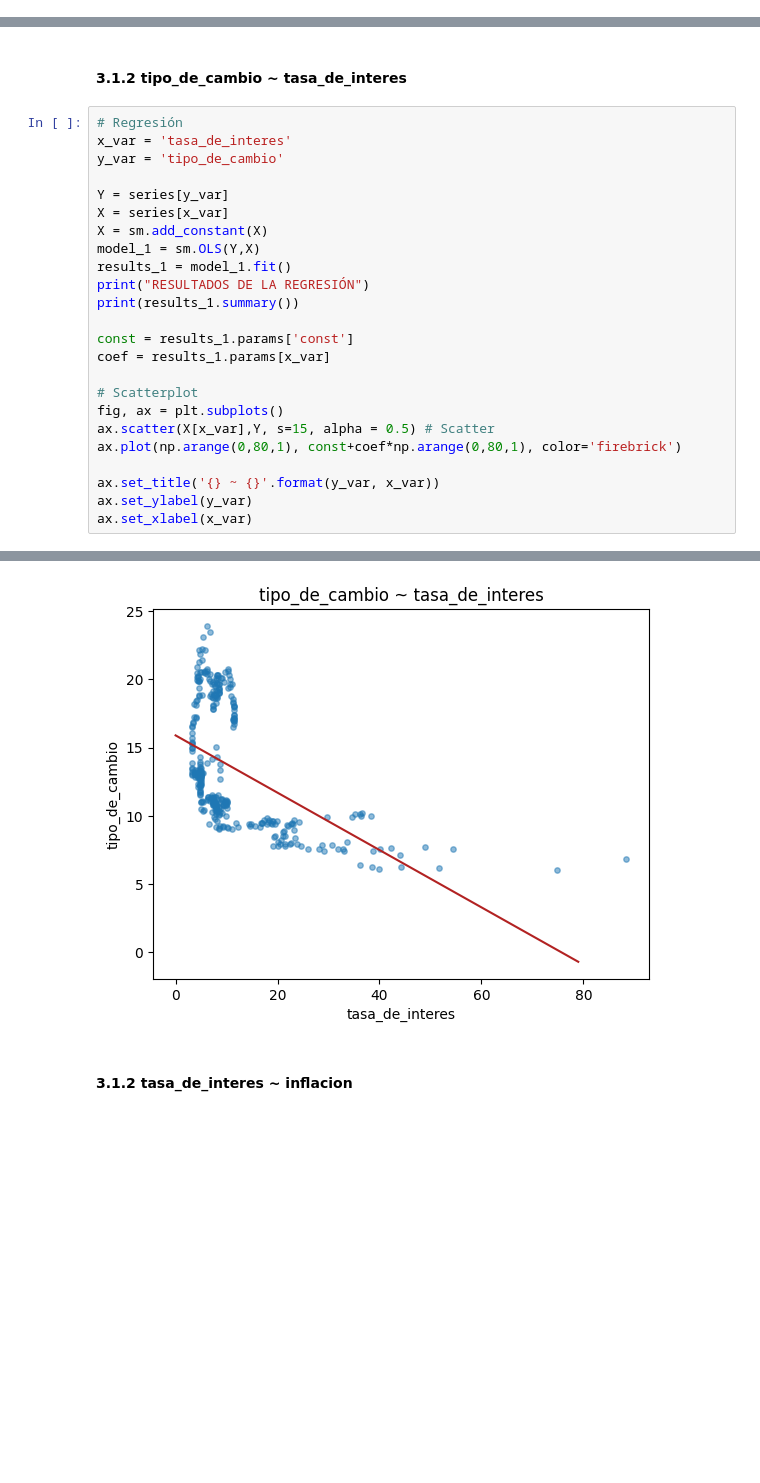
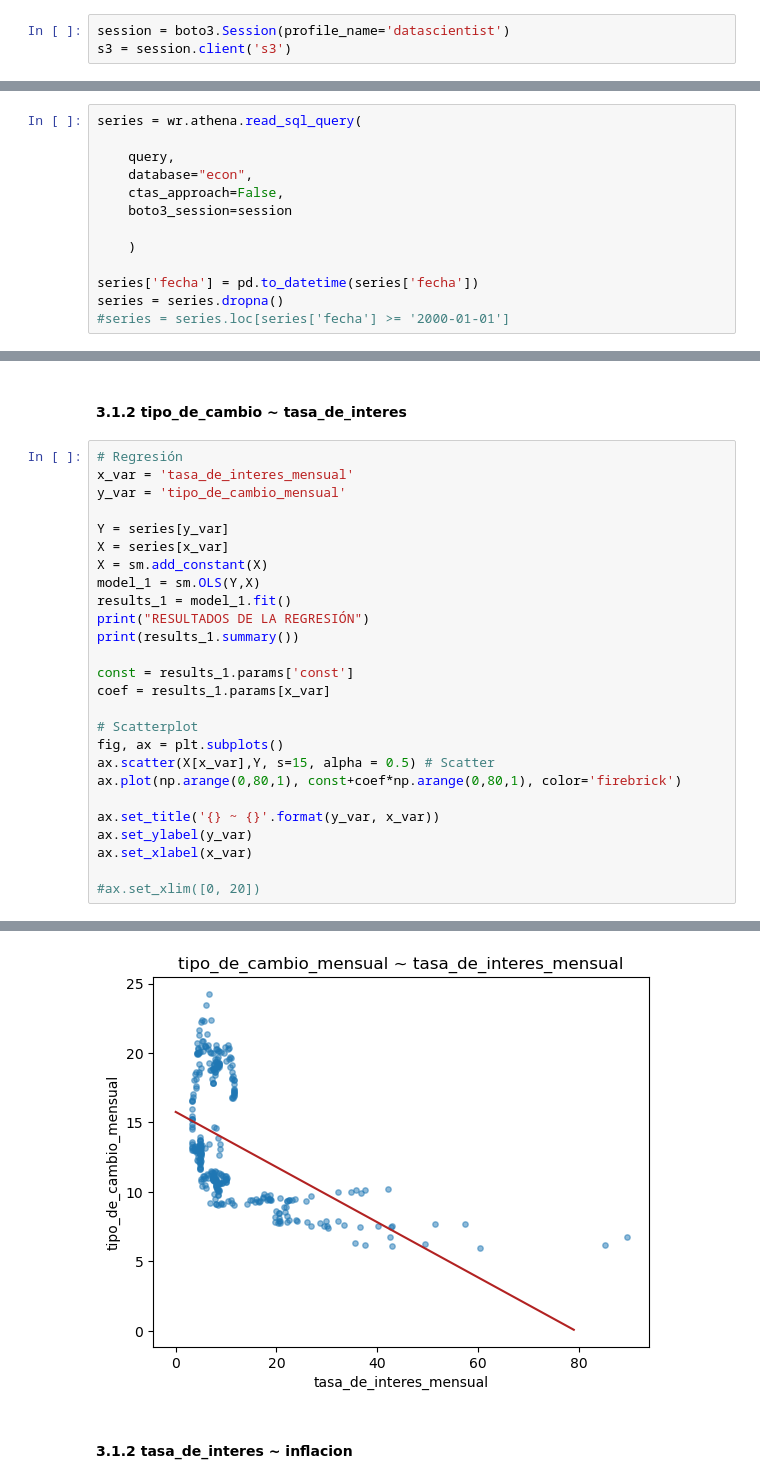
Before and after one commit to gerardorochabenigno/tarea6, a Jupyter notebook: notebooks/query.ipynb, the cells around one changed output, grey strips where cells are left out. Drawn from its saved outputs; the diff is of its cells as text; blank space fills up the shorter version.

```diff
--- a/notebooks/query.ipynb
+++ b/notebooks/query.ipynb
@@ -31,0 +9,3 @@ series = series[['mes', 'tipo_de_cambio', 'tasa_de_interes', 'inflacion']]
+# %%
+session = boto3.Session(profile_name='datascientist')
+s3 = session.client('s3')
@@ -31,0 +71,13 @@ series = series[['mes', 'tipo_de_cambio', 'tasa_de_interes', 'inflacion']]
+# %%
+series = wr.athena.read_sql_query(
+
+    query,
+    database="econ",
+    ctas_approach=False,
+    boto3_session=session
+
+    )
+
+series['fecha'] = pd.to_datetime(series['fecha'])
+series = series.dropna()
+#series = series.loc[series['fecha'] >= '2000-01-01']
@@ -35,8 +96,8 @@ series = series[['mes', 'tipo_de_cambio', 'tasa_de_interes', 'inflacion']]
 #### 3.1.2 tipo_de_cambio ~ tasa_de_interes
 # %%
 # Regresión
-x_var = 'tasa_de_interes'
-y_var = 'tipo_de_cambio'
+x_var = 'tasa_de_interes_mensual'
+y_var = 'tipo_de_cambio_mensual'
 
 Y = series[y_var]
 X = series[x_var]
@@ -57,5 +118,7 @@ ax.plot(np.arange(0,80,1), const+coef*np.arange(0,80,1), color='firebrick')
 ax.set_title('{} ~ {}'.format(y_var, x_var))
 ax.set_ylabel(y_var)
 ax.set_xlabel(x_var)
+
+#ax.set_xlim([0, 20])
 # %% [output]
 RESULTADOS DE LA REGRESIÓN
@@ -79,4 +142,4 @@ Text(0.5, 0, 'tasa_de_interes')
-[figure, old version]
+[figure, new version]
 # %% [markdown]
 #### 3.1.2 tasa_de_interes ~ inflacion
 # %%
```
Also changed, not shown: parts of 7 cells of this notebook, 7 other files.
